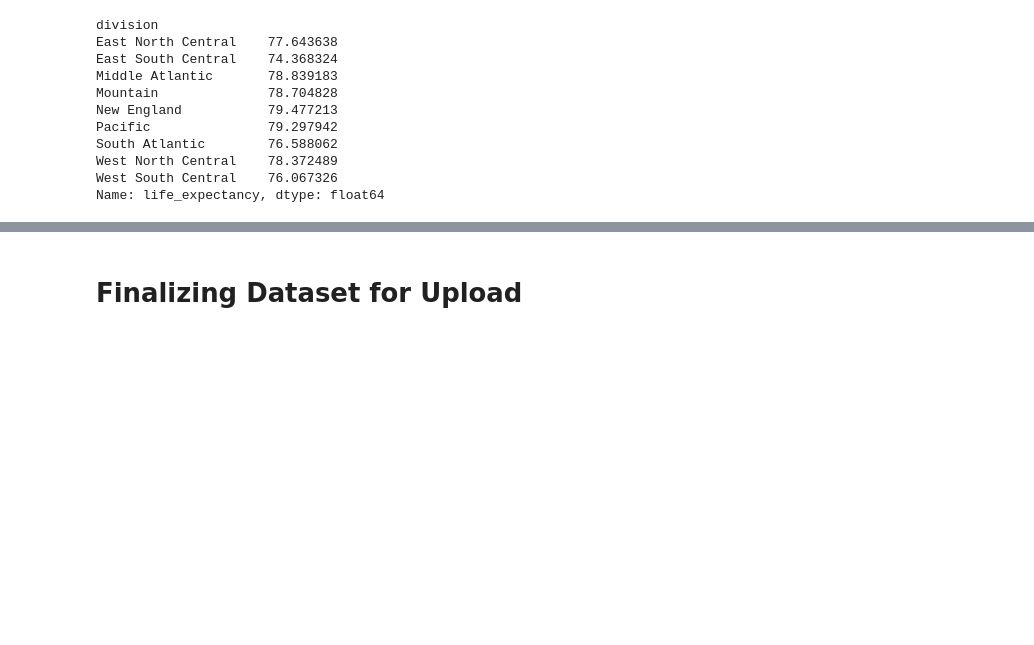
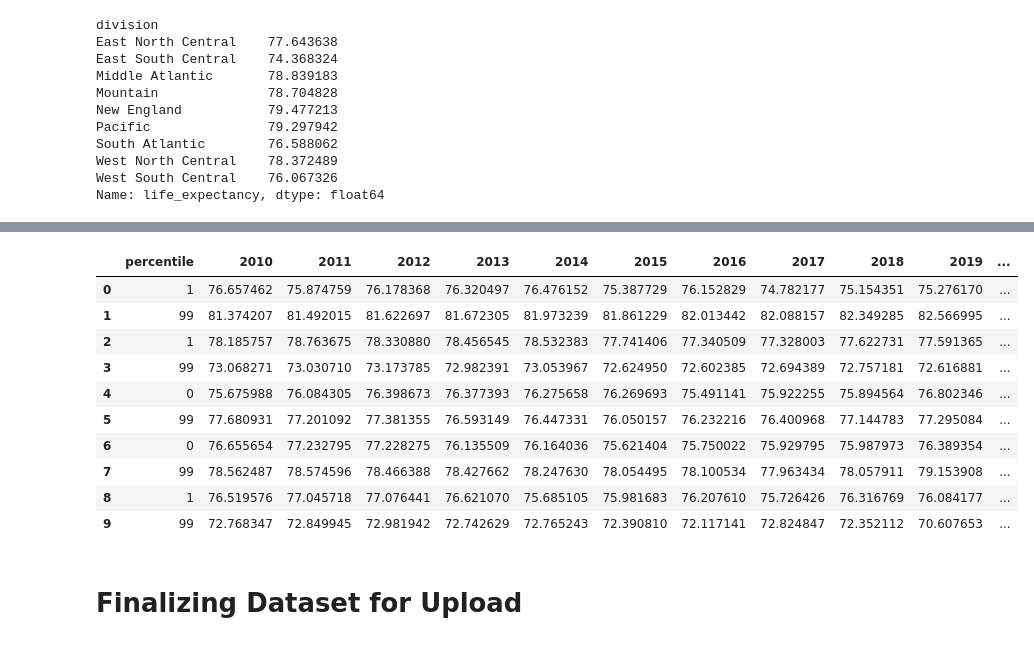
Before and after one commit to datascisteven/DSNY9-Disparities-in-Life-Expectancy-Dashboard, a Jupyter notebook: Preparing for Tableau.ipynb, the cells around one changed output, grey strips where cells are left out. Saved outputs shown, nothing was run; the diff lists cells and outputs as text; code cells hidden in the pictures; blank space fills up the shorter version.

```diff
--- a/Preparing for Tableau.ipynb
+++ b/Preparing for Tableau.ipynb
@@ -1024,0 +1043,52 @@ Name: life_expectancy, dtype: float64
+# %%
+data = pd.DataFrame(
+    df.groupby(["year", "percentiles_black_by_year"])["life_expectancy"].mean()
+)
+
+data_pivot = data.pivot_table(
+    index="percentiles_black_by_year", columns="year", values="life_expectancy"
+)
+
+data_pivot = data_pivot.ffill()
+
+data_pivot_black = data_pivot.iloc[[1, -1]]
+# %%
+data = pd.DataFrame(
+    df.groupby(["year", "percentiles_white_by_year"])["life_expectancy"].mean()
+)
+
+data_pivot = data.pivot_table(
+    index="percentiles_white_by_year", columns="year", values="life_expectancy"
+)
+
+data_pivot_white = data_pivot.iloc[[0, 99]]
+# %%
+data = pd.DataFrame(
+    df.groupby(["year", "percentiles_hispanic_by_year"])["life_expectancy"].mean()
+)
+
+data_pivot = data.pivot_table(
+    index="percentiles_hispanic_by_year", columns="year", values="life_expectancy"
+)
+
+data_pivot = data_pivot.ffill()
+
+data_pivot_hispanic = data_pivot.iloc[[0, 99]]
+# %%
+data_race = pd.concat([data_pivot_aapi, data_pivot_black, data_pivot_white, data_pivot_hispanic, data_pivot_aian], axis=0)
+data_race.reset_index(inplace=True)
+# %%
+data_race.columns = ['percentile', 2010, 2011, 2012, 2013, 2014, 2015, 2016, 2017, 2018, 2019, 2020, 2021, 2022, 2023, 2024]
+data_race
+# %% [output]
+|  | percentile | 2010 | 2011 | 2012 | 2013 | 2014 | 2015 | 2016 | 2017 | 2018 | 2019 | ... |
+| 0 | 1 | 76.657462 | 75.874759 | 76.178368 | 76.320497 | 76.476152 | 75.387729 | 76.152829 | 74.782177 | 75.154351 | 75.276170 | ... |
+| 1 | 99 | 81.374207 | 81.492015 | 81.622697 | 81.672305 | 81.973239 | 81.861229 | 82.013442 | 82.088157 | 82.349285 | 82.566995 | ... |
+| 2 | 1 | 78.185757 | 78.763675 | 78.330880 | 78.456545 | 78.532383 | 77.741406 | 77.340509 | 77.328003 | 77.622731 | 77.591365 | ... |
+| 3 | 99 | 73.068271 | 73.030710 | 73.173785 | 72.982391 | 73.053967 | 72.624950 | 72.602385 | 72.694389 | 72.757181 | 72.616881 | ... |
+| 4 | 0 | 75.675988 | 76.084305 | 76.398673 | 76.377393 | 76.275658 | 76.269693 | 75.491141 | 75.922255 | 75.894564 | 76.802346 | ... |
+| 5 | 99 | 77.680931 | 77.201092 | 77.381355 | 76.593149 | 76.447331 | 76.050157 | 76.232216 | 76.400968 | 77.144783 | 77.295084 | ... |
+| 6 | 0 | 76.655654 | 77.232795 | 77.228275 | 76.135509 | 76.164036 | 75.621404 | 75.750022 | 75.929795 | 75.987973 | 76.389354 | ... |
+| 7 | 99 | 78.562487 | 78.574596 | 78.466388 | 78.427662 | 78.247630 | 78.054495 | 78.100534 | 77.963434 | 78.057911 | 79.153908 | ... |
+| 8 | 1 | 76.519576 | 77.045718 | 77.076441 | 76.621070 | 75.685105 | 75.981683 | 76.207610 | 75.726426 | 76.316769 | 76.084177 | ... |
+| 9 | 99 | 72.768347 | 72.849945 | 72.981942 | 72.742629 | 72.765243 | 72.390810 | 72.117141 | 72.824847 | 72.352112 | 70.607653 | ... |
```
Also changed, not shown: parts of 26 cells of this notebook, 1 other file.
